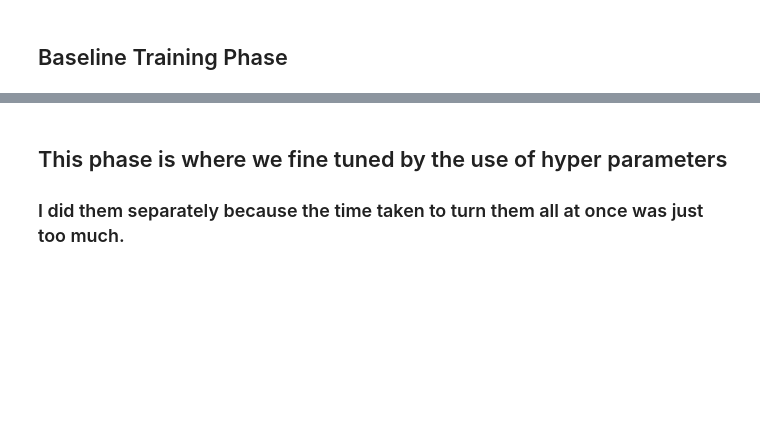
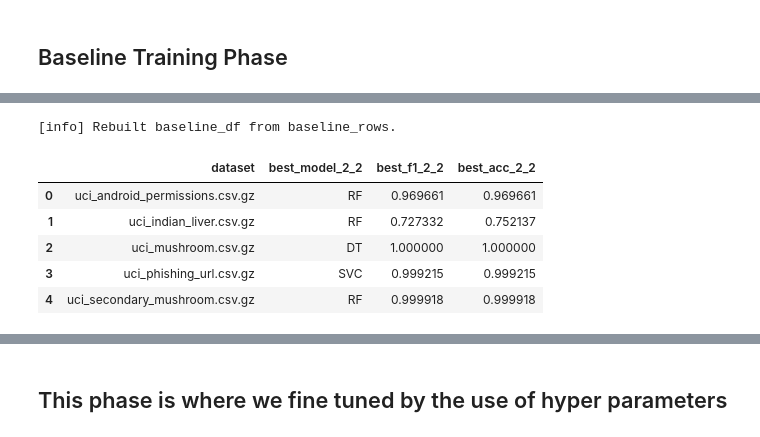
Before and after one commit to JoshuaGottlieb/SHAP-Feature-Selection, a Jupyter notebook: Capstone_Project.ipynb, the cells around one changed output, grey strips where cells are left out. Drawn from its saved outputs; the diff is of its cells as text; code cells hidden in the pictures; blank space fills up the shorter version.

```diff
--- a/Capstone_Project.ipynb
+++ b/Capstone_Project.ipynb
@@ -458,0 +489,77 @@ baseline2_df
+# %%
+# Rebuild baseline table (if needed), pick winners, and save best_baseline.pkl
+# Uses in-memory `baseline_rows` + `models_trained`. Writes winners to a clean export folder.
+
+
+# 1) Rebuild baseline_df if it's missing
+if 'baseline_df' not in globals() or baseline_df is None:
+    if 'baseline_rows' in globals() and baseline_rows:
+        baseline_df = pd.DataFrame(baseline_rows)
+        print("[info] Rebuilt baseline_df from baseline_rows.")
+    else:
+        raise RuntimeError("No baseline_df and baseline_rows is empty—nothing to select from.")
+
+# 2) Resolve column names (robust to minor diffs)
+def _col(df, options):
+    low = {c.lower(): c for c in df.columns}
+    for o in options:
+        if o in low: return low[o]
+    raise KeyError(f"Missing expected columns among: {options}")
+
+c_ds  = _col(baseline_df, ["dataset"])
+c_m   = _col(baseline_df, ["model"])
+c_f1  = _col(baseline_df, ["f1_weighted","f1","f1_w"])
+c_acc = _col(baseline_df, ["accuracy","acc"])
+
+# 3) Pick winner per dataset (primary = f1_weighted, tie-break = accuracy)
+winners = []
+for ds, g in baseline_df.groupby(c_ds):
+    g2 = g.copy()
+    if c_f1 not in g2: g2[c_f1] = np.nan
+    if c_acc not in g2: g2[c_acc] = np.nan
+    r = g2.sort_values([c_f1, c_acc], ascending=False).iloc[0]
+    winners.append({
+        "dataset": ds,
+        "best_model_2_2": r[c_m],
+        "best_f1_2_2": r[c_f1],
+        "best_acc_2_2": r[c_acc],
+    })
+
+winners_df = pd.DataFrame(winners).sort_values("dataset")
+display(winners_df)
+
+# 4) Save winners only to a clean export folder (no dependency on prior RUN_DIR)
+EXPORT_DIR = Path("model_BEST_exports") / time.strftime("%Y%m%d-%H%M%S") / "baseline"
+EXPORT_DIR.mkdir(parents=True, exist_ok=True)
+
+# Use in-memory models if available; else skip that dataset
+missing = []
+for _, row in winners_df.iterrows():
+    ds, mdl = row["dataset"], row["best_model_2_2"]
+    if 'models_trained' in globals() and ds in models_trained and mdl in models_trained[ds]:
+        out_dir = EXPORT_DIR / ds
+        out_dir.mkdir(parents=True, exist_ok=True)
+        with open(out_dir / "best_baseline.pkl", "wb") as f:
+            pickle.dump(models_trained[ds][mdl], f)
+        print(f"[{ds}] saved -> {out_dir/'best_baseline.pkl'} ({mdl})")
+    else:
+        missing.append((ds, mdl))
+
+if missing:
+    print("\n Skipped (model object not in memory):")
+    for ds, mdl in missing:
+        print(f" - {ds} / {mdl} (re-run Step 2.2 cell to repopulate models_trained, or point me to the baseline run folder)")
+
+print(f"\n Baseline winners exported to: {EXPORT_DIR}")
+
+# 5) Quick tally: which model won most often
+print("\nWinner count by model:")
+display(winners_df["best_model_2_2"].value_counts().rename_axis("model").reset_index(name="wins"))
+# %% [output]
+[info] Rebuilt baseline_df from baseline_rows.
+|  | dataset | best_model_2_2 | best_f1_2_2 | best_acc_2_2 |
+| 0 | uci_android_permissions.csv.gz | RF | 0.969661 | 0.969661 |
+| 1 | uci_indian_liver.csv.gz | RF | 0.727332 | 0.752137 |
+| 2 | uci_mushroom.csv.gz | DT | 1.000000 | 1.000000 |
+| 3 | uci_phishing_url.csv.gz | SVC | 0.999215 | 0.999215 |
+| 4 | uci_secondary_mushroom.csv.gz | RF | 0.999918 | 0.999918 |
@@ -459,3 +579,2 @@ baseline2_df
 # %% [markdown]
 ## This phase is where we fine tuned by the use of hyper parameters
-### I did them separately because the time taken to turn them all at once was just too much.
```
Also changed, not shown: parts of 17 cells of this notebook.
